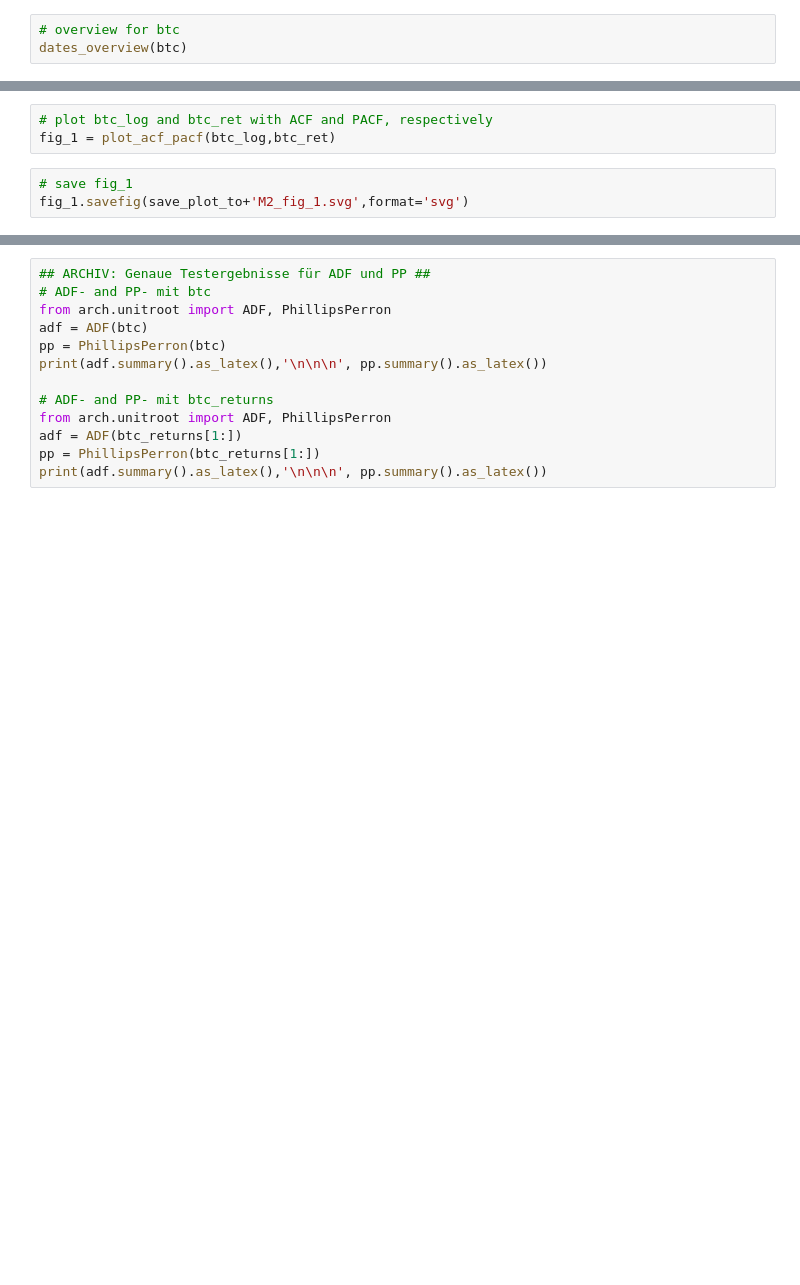
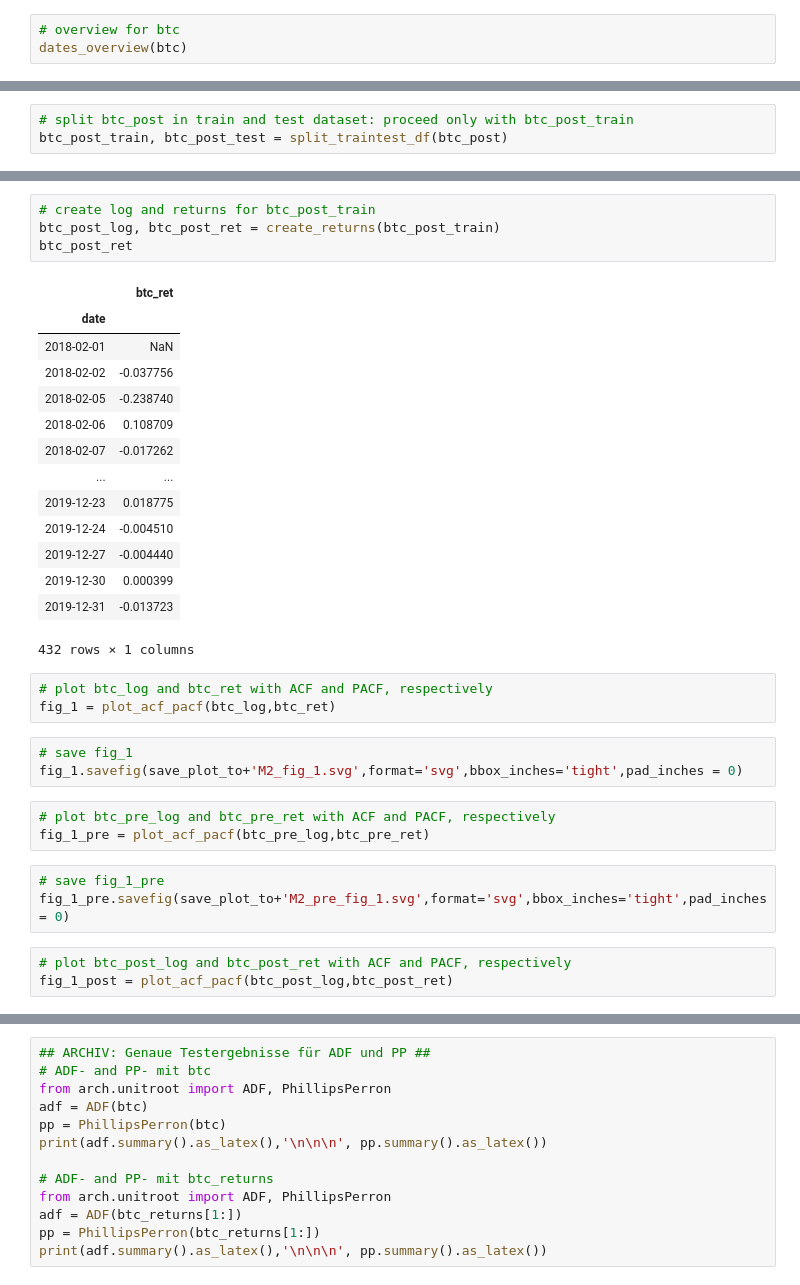
Before and after one commit to jochenmadler/BA_TimeSeriesAnalysis, a Jupyter notebook: M2.ipynb, the cells around one changed output, grey strips where cells are left out. Cells and saved outputs as stored; diff of their text form; blank space fills up the shorter version.

```diff
--- a/M2.ipynb
+++ b/M2.ipynb
@@ -241,0 +245,3 @@ btc_train, btc_test = split_traintest_df(btc)
+# %%
+# split btc_post in train and test dataset: proceed only with btc_post_train
+btc_post_train, btc_post_test = split_traintest_df(btc_post)
@@ -261,6 +276,34 @@ btc_ret
+# %%
+# create log and returns for btc_post_train
+btc_post_log, btc_post_ret = create_returns(btc_post_train)
+btc_post_ret
+# %% [output]
+|  | btc_ret |
+| date |  |
+| 2018-02-01 | NaN |
+| 2018-02-02 | -0.037756 |
+| 2018-02-05 | -0.238740 |
+| 2018-02-06 | 0.108709 |
+| 2018-02-07 | -0.017262 |
+| ... | ... |
+| 2019-12-23 | 0.018775 |
+| 2019-12-24 | -0.004510 |
+| 2019-12-27 | -0.004440 |
+| 2019-12-30 | 0.000399 |
+| 2019-12-31 | -0.013723 |
+432 rows × 1 columns
 # %%
 # plot btc_log and btc_ret with ACF and PACF, respectively
 fig_1 = plot_acf_pacf(btc_log,btc_ret)
 # %%
 # save fig_1
-fig_1.savefig(save_plot_to+'M2_fig_1.svg',format='svg')
+fig_1.savefig(save_plot_to+'M2_fig_1.svg',format='svg',bbox_inches='tight',pad_inches = 0)
+# %%
+# plot btc_pre_log and btc_pre_ret with ACF and PACF, respectively
+fig_1_pre = plot_acf_pacf(btc_pre_log,btc_pre_ret)
+# %%
+# save fig_1_pre
+fig_1_pre.savefig(save_plot_to+'M2_pre_fig_1.svg',format='svg',bbox_inches='tight',pad_inches = 0)
+# %%
+# plot btc_post_log and btc_post_ret with ACF and PACF, respectively
+fig_1_post = plot_acf_pacf(btc_post_log,btc_post_ret)
```
Also changed, not shown: parts of 36 cells of this notebook, 1 other file.
